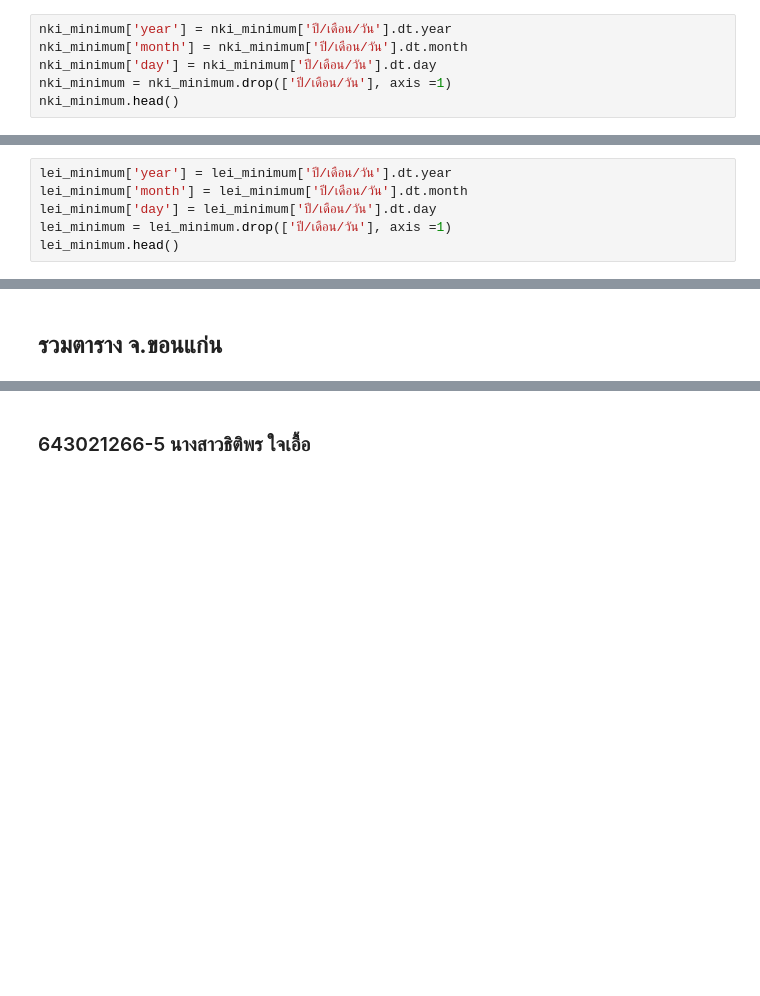
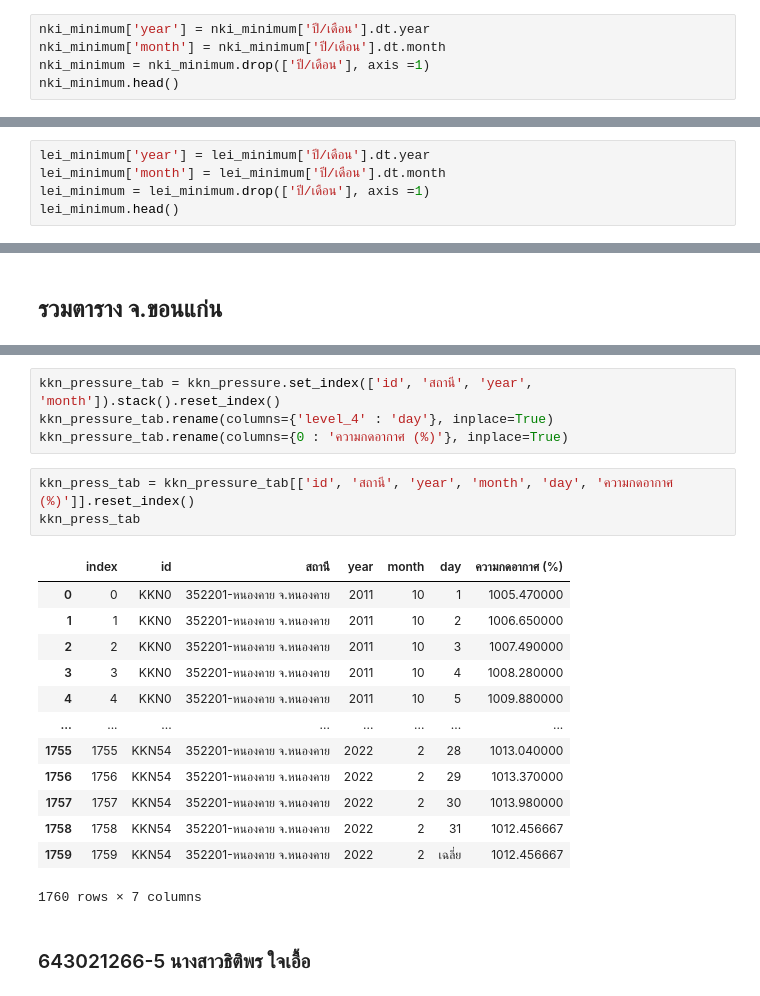
Before and after one commit to ThitipornJaiaue/BSC_DPDM23, a Jupyter notebook: midterm_bscdpdm23.ipynb, the cells around one changed output, grey strips where cells are left out. Cells and saved outputs as stored; diff of their text form; blank space fills up the shorter version.

```diff
--- a/midterm_bscdpdm23.ipynb
+++ b/midterm_bscdpdm23.ipynb
@@ -2704,10 +2664,9 @@ snk_minimum.head()
 # %%
 nki_minimum = nki_minimum.rename(columns=column_name_minimum)
 # %%
-nki_minimum['year'] = nki_minimum['ปี/เดือน/วัน'].dt.year
-nki_minimum['month'] = nki_minimum['ปี/เดือน/วัน'].dt.month
-nki_minimum['day'] = nki_minimum['ปี/เดือน/วัน'].dt.day
-nki_minimum = nki_minimum.drop(['ปี/เดือน/วัน'], axis =1)
+nki_minimum['year'] = nki_minimum['ปี/เดือน'].dt.year
+nki_minimum['month'] = nki_minimum['ปี/เดือน'].dt.month
+nki_minimum = nki_minimum.drop(['ปี/เดือน'], axis =1)
 nki_minimum.head()
 # %% [output]
 |  | ที่ | สถานี | 1 | 2 | 3 | 4 | 5 | 6 | 7 | 8 | ... | ... |
@@ -2720,10 +2679,9 @@ nki_minimum.head()
 # %%
 lei_minimum = lei_minimum.rename(columns=column_name_minimum)
 # %%
-lei_minimum['year'] = lei_minimum['ปี/เดือน/วัน'].dt.year
-lei_minimum['month'] = lei_minimum['ปี/เดือน/วัน'].dt.month
-lei_minimum['day'] = lei_minimum['ปี/เดือน/วัน'].dt.day
-lei_minimum = lei_minimum.drop(['ปี/เดือน/วัน'], axis =1)
+lei_minimum['year'] = lei_minimum['ปี/เดือน'].dt.year
+lei_minimum['month'] = lei_minimum['ปี/เดือน'].dt.month
+lei_minimum = lei_minimum.drop(['ปี/เดือน'], axis =1)
 lei_minimum.head()
 # %% [output]
 |  | ที่ | สถานี | 1 | 2 | 3 | 4 | 5 | 6 | 7 | 8 | ... | ... |
@@ -2994,2 +2957,23 @@ kkn_pressure_tab
+# %%
+kkn_pressure_tab = kkn_pressure.set_index(['id', 'สถานี', 'year', 'month']).stack().reset_index()
+kkn_pressure_tab.rename(columns={'level_4' : 'day'}, inplace=True)
+kkn_pressure_tab.rename(columns={0 : 'ความกดอากาศ (%)'}, inplace=True)
+# %%
+kkn_press_tab = kkn_pressure_tab[['id', 'สถานี', 'year', 'month', 'day', 'ความกดอากาศ (%)']].reset_index()
+kkn_press_tab
+# %% [output]
+|  | index | id | สถานี | year | month | day | ความกดอากาศ (%) |
+| 0 | 0 | KKN0 | 352201-หนองคาย จ.หนองคาย | 2011 | 10 | 1 | 1005.470000 |
+| 1 | 1 | KKN0 | 352201-หนองคาย จ.หนองคาย | 2011 | 10 | 2 | 1006.650000 |
+| 2 | 2 | KKN0 | 352201-หนองคาย จ.หนองคาย | 2011 | 10 | 3 | 1007.490000 |
+| 3 | 3 | KKN0 | 352201-หนองคาย จ.หนองคาย | 2011 | 10 | 4 | 1008.280000 |
+| 4 | 4 | KKN0 | 352201-หนองคาย จ.หนองคาย | 2011 | 10 | 5 | 1009.880000 |
+| ... | ... | ... | ... | ... | ... | ... | ... |
+| 1755 | 1755 | KKN54 | 352201-หนองคาย จ.หนองคาย | 2022 | 2 | 28 | 1013.040000 |
+| 1756 | 1756 | KKN54 | 352201-หนองคาย จ.หนองคาย | 2022 | 2 | 29 | 1013.370000 |
+| 1757 | 1757 | KKN54 | 352201-หนองคาย จ.หนองคาย | 2022 | 2 | 30 | 1013.980000 |
+| 1758 | 1758 | KKN54 | 352201-หนองคาย จ.หนองคาย | 2022 | 2 | 31 | 1012.456667 |
+| 1759 | 1759 | KKN54 | 352201-หนองคาย จ.หนองคาย | 2022 | 2 | เฉลี่ย | 1012.456667 |
+1760 rows × 7 columns
 # %% [markdown]
 ### 643021266-5 นางสาวธิติพร ใจเอื้อ
```
Also changed, not shown: parts of 103 cells of this notebook.
